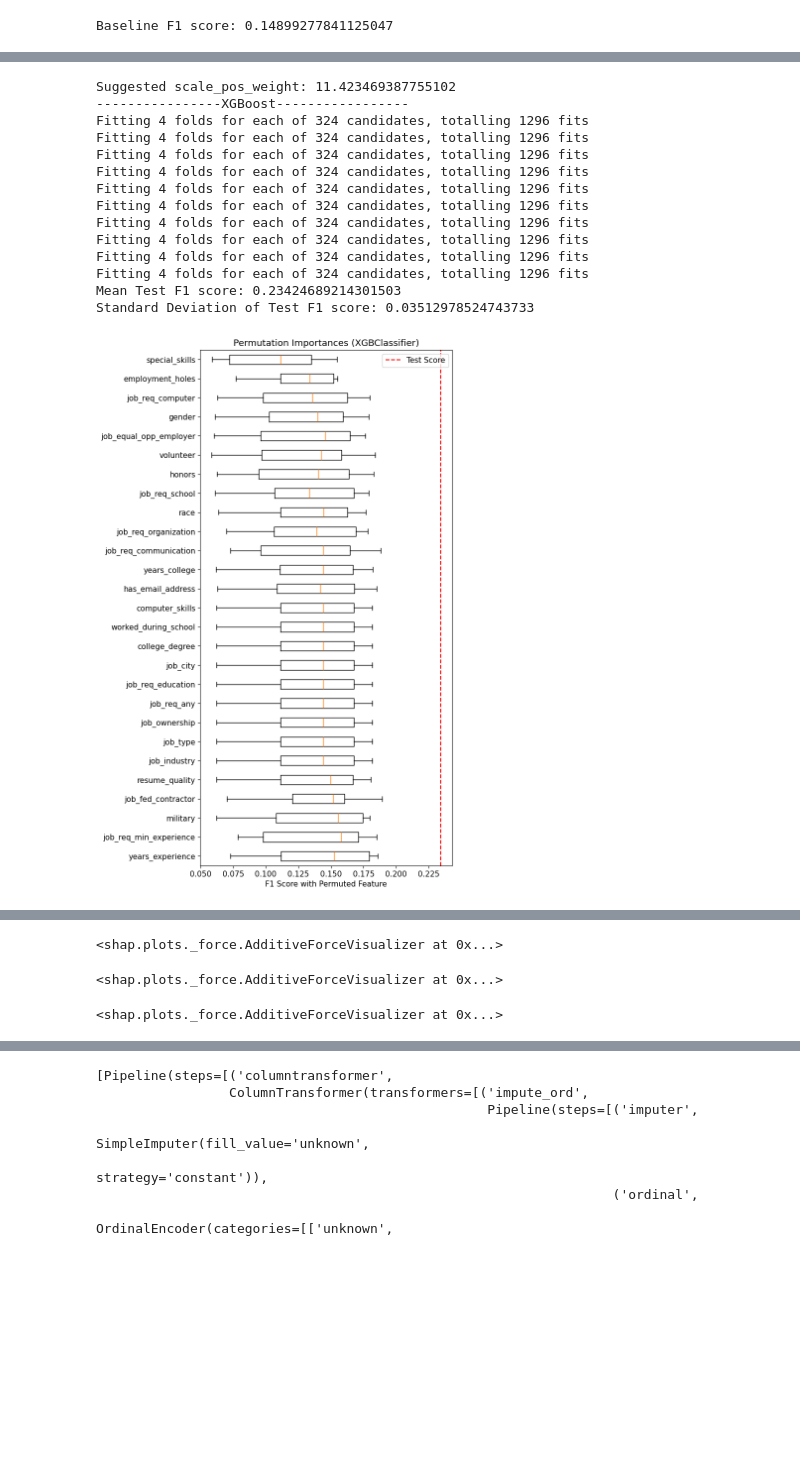
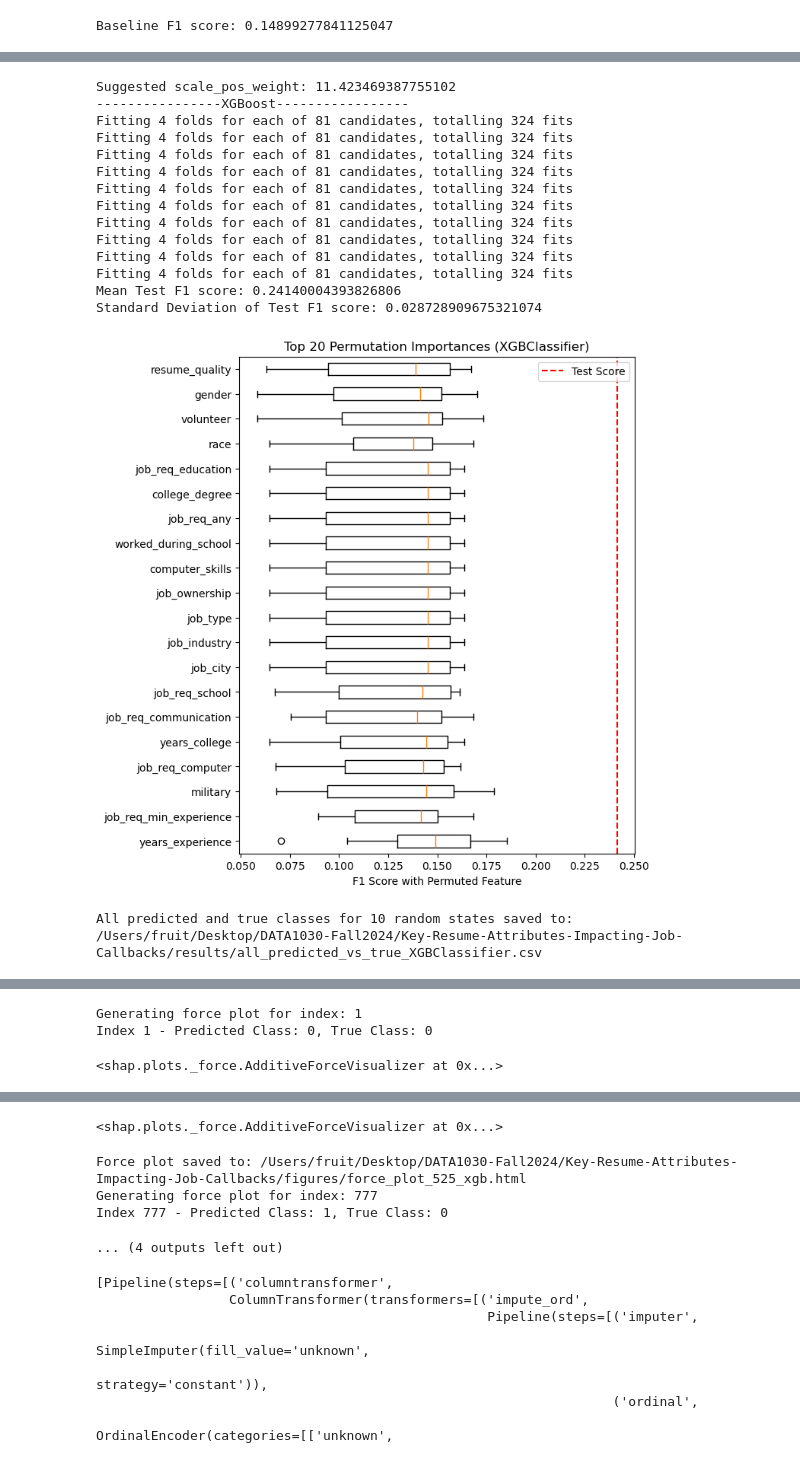
Before and after one commit to anyfruit/Key-Resume-Attributes-Impacting-Job-Callbacks, a Jupyter notebook: src/DATA1030Project.ipynb, the cells around one changed output, grey strips where cells are left out. Saved outputs shown, nothing was run; the diff lists cells and outputs as text; code cells hidden in the pictures; blank space fills up the shorter version.

```diff
--- a/src/DATA1030Project.ipynb
+++ b/src/DATA1030Project.ipynb
@@ -1115,44 +1250,44 @@ All models saved successfully to /Users/fruit/Desktop/DATA1030-Fall2024/Key-Resu
 # %%
 from xgboost import XGBClassifier
 from collections import Counter
 
 counter = Counter(y)
 n_negative = counter[0]
 n_positive = counter[1]
 
 scale_pos_weight = n_negative / n_positive
 print("Suggested scale_pos_weight:", scale_pos_weight)
 # Should I use y_train or y to find the scale_pos_weight?
 
 # Define the parameter grid for XGBoost
 param_grid_xgb = {
-    'xgbclassifier__n_estimators': [50, 100, 200, 500],
     'xgbclassifier__learning_rate': [0.01, 0.05, 0.1],
     'xgbclassifier__max_depth': [3, 5, 10],
     'xgbclassifier__subsample': [0.75, 0.9, 1],
     'xgbclassifier__scale_pos_weight': [scale_pos_weight * 0.5, scale_pos_weight, scale_pos_weight * 1.5]
 }
 
 # Initialize the XGBoost classifier
-xgb_clf = XGBClassifier(eval_metric='aucpr', random_state=42, n_jobs=-1)
+xgb_clf = XGBClassifier(eval_metric='aucpr', n_estimators = 1000, random_state=42, n_jobs=-1)
 
 # Run the pipeline with XGBoost
 print("----------------XGBoost-----------------")
 xgb_model = MLpipe_KFold_Accuracy(X, y, ML_algo=xgb_clf, param_grid=param_grid_xgb)
-print(xgb_model)
+pprint(xgb_model)
 # %% [output]
 Suggested scale_pos_weight: 11.423469387755102
 ----------------XGBoost-----------------
-Fitting 4 folds for each of 324 candidates, totalling 1296 fits
-Fitting 4 folds for each of 324 candidates, totalling 1296 fits
-Fitting 4 folds for each of 324 candidates, totalling 1296 fits
-Fitting 4 folds for each of 324 candidates, totalling 1296 fits
-Fitting 4 folds for each of 324 candidates, totalling 1296 fits
-Fitting 4 folds for each of 324 candidates, totalling 1296 fits
-Fitting 4 folds for each of 324 candidates, totalling 1296 fits
-Fitting 4 folds for each of 324 candidates, totalling 1296 fits
-Fitting 4 folds for each of 324 candidates, totalling 1296 fits
-Fitting 4 folds for each of 324 candidates, totalling 1296 fits
-Mean Test F1 score: 0.23424689214301503
-Standard Deviation of Test F1 score: 0.03512978524743733
+Fitting 4 folds for each of 81 candidates, totalling 324 fits
+Fitting 4 folds for each of 81 candidates, totalling 324 fits
+Fitting 4 folds for each of 81 candidates, totalling 324 fits
+Fitting 4 folds for each of 81 candidates, totalling 324 fits
+Fitting 4 folds for each of 81 candidates, totalling 324 fits
+Fitting 4 folds for each of 81 candidates, totalling 324 fits
+Fitting 4 folds for each of 81 candidates, totalling 324 fits
+Fitting 4 folds for each of 81 candidates, totalling 324 fits
+Fitting 4 folds for each of 81 candidates, totalling 324 fits
+Fitting 4 folds for each of 81 candidates, totalling 324 fits
+Mean Test F1 score: 0.24140004393826806
+Standard Deviation of Test F1 score: 0.028728909675321074
-[figure, old version]
+[figure, new version]
+All predicted and true classes for 10 random states saved to: /Users/fruit/Desktop/DATA1030-Fall2024/Key-Resume-Attributes-Impacting-Job-Callbacks/results/all_predicted_vs_true_XGBClassifier.csv
@@ -1163,3 +1298,3 @@ Standard Deviation of Test F1 score: 0.03512978524743733
-<shap.plots._force.AdditiveForceVisualizer at 0x...>
-<shap.plots._force.AdditiveForceVisualizer at 0x...>
+Generating force plot for index: 1
+Index 1 - Predicted Class: 0, True Class: 0
 <shap.plots._force.AdditiveForceVisualizer at 0x...>
@@ -1183,3 +1304,8 @@ All models saved successfully to /Users/fruit/Desktop/DATA1030-Fall2024/Key-Resu
+<shap.plots._force.AdditiveForceVisualizer at 0x...>
+Force plot saved to: /Users/fruit/Desktop/DATA1030-Fall2024/Key-Resume-Attributes-Impacting-Job-Callbacks/figures/force_plot_525_xgb.html
+Generating force plot for index: 777
+Index 777 - Predicted Class: 1, True Class: 0
+... (4 outputs left out)
 # %%
 # %% [output]
 [Pipeline(steps=[('columntransformer',
```
Also changed, not shown: parts of 15 cells of this notebook, 15 other files.
